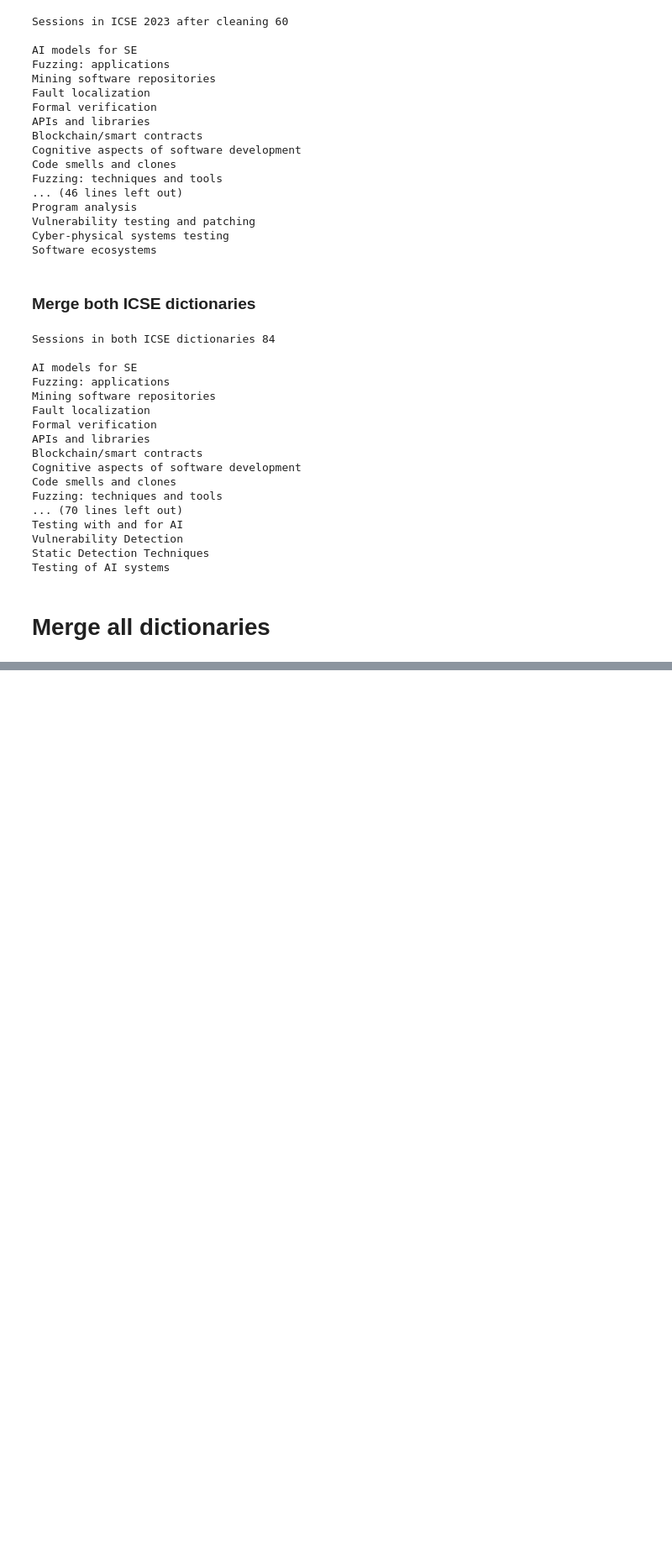
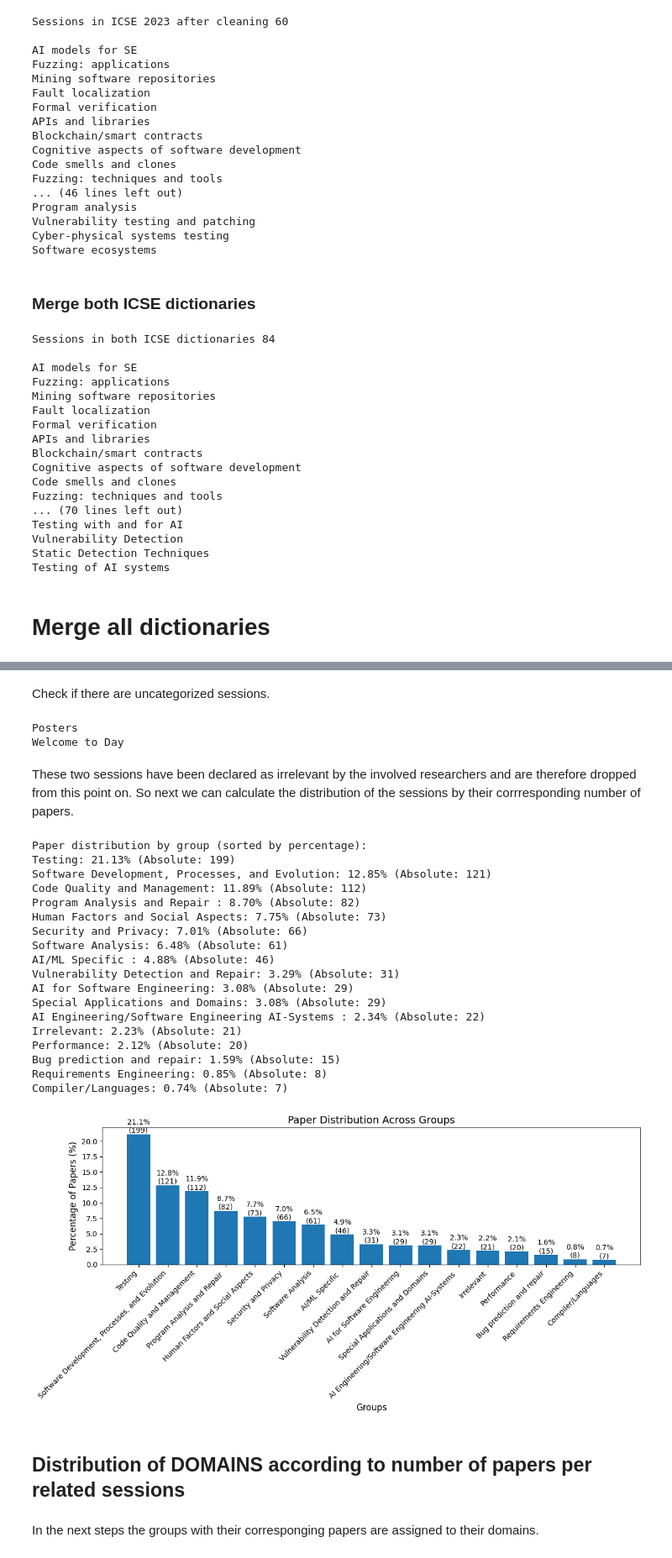
Before and after one commit to 3esi/industry_academia_study, a Jupyter notebook: scraper.ipynb, the cells around one changed output, grey strips where cells are left out. Shown at 84% size. Drawn from its saved outputs; the diff is of its cells as text; code cells hidden in the pictures; blank space fills up the shorter version.

Commit message:
Add calculation of the distribution of sessions and domains by number of papers

```diff
--- a/scraper.ipynb
+++ b/scraper.ipynb
@@ -19,7 +21,7 @@ Extraction of dynamic content:
 # %%
 def extract_sessions_papers(url):
     """
-    Extracts session and paper details from a given conference URL.
+    Extracts session and paper details from a given conference URL on researchr.
 
     Args:
         url (str): The URL of the conference page from which to extract data.
@@ -813,10 +620,0 @@ session_names = [
-# %%
-# Group sessions by semantics with 10 clusters
-grouped_sessions = group_sessions_by_semantics(session_names, n_clusters=10)
-
-# Print grouped sessions
-for group_id, sessions in grouped_sessions.items():
-    print(f"Group {group_id}:")
-    for session in sessions:
-        print(f" - {session}")
-    print("\n")
@@ -840,0 +833,23 @@ Group 2:
+# %%
+grouped_sessions = categorize_sessions_and_papers(merged_dict_all)
+
+# Create variables for each group
+group_ai_engineering = grouped_sessions.get('group_ai_engineering', {})
+group_ai_4_se = grouped_sessions.get('group_ai_4_se', {})
+group_ai_ml = grouped_sessions.get('group_ai_ml', {})
+group_ai_performance = grouped_sessions.get('group_ai_performance', {})
+group_quality_management = grouped_sessions.get('group_quality_management', {})
+group_security_privacy = grouped_sessions.get('group_security_privacy', {})
+group_vulnerability = grouped_sessions.get('group_vulnerability', {})
+group_software_dev = grouped_sessions.get('group_software_dev', {})
+group_human_social = grouped_sessions.get('group_human_social', {})
+group_requirements = grouped_sessions.get('group_requirements', {})
+group_compilers_languages = grouped_sessions.get('group_compilers_languages', {})
+group_special_apps = grouped_sessions.get('group_special_apps', {})
+group_testing = grouped_sessions.get('group_testing', {})
+group_program_analysis = grouped_sessions.get('group_program_analysis', {})
+group_software_analysis = grouped_sessions.get('group_software_analysis', {})
+group_bugs = grouped_sessions.get('group_bugs', {})
+uncategorized_data = grouped_sessions.get('Uncategorized', {})
+
+print_papers_by_group(grouped_sessions)
@@ -840,0 +874,35 @@ Group 2:
+# %% [markdown]
+Check if there are uncategorized sessions.
+# %%
+print_session_names(uncategorized_data)
+# %% [output]
+Posters
+Welcome to Day
+# %% [markdown]
+These two sessions have been declared as irrelevant by the involved researchers and are therefore dropped from this point on.
+So next we can calculate the distribution of the sessions by their corrresponding number of papers.
+# %%
+# Call the function with the categorized sessions data
+analyze_and_visualize_distribution(grouped_sessions, display_names)
+# %% [output]
+Paper distribution by group (sorted by percentage):
+Testing: 21.13% (Absolute: 199)
+Software Development, Processes, and Evolution: 12.85% (Absolute: 121)
+Code Quality and Management: 11.89% (Absolute: 112)
+Program Analysis and Repair : 8.70% (Absolute: 82)
+Human Factors and Social Aspects: 7.75% (Absolute: 73)
+Security and Privacy: 7.01% (Absolute: 66)
+Software Analysis: 6.48% (Absolute: 61)
+AI/ML Specific : 4.88% (Absolute: 46)
+Vulnerability Detection and Repair: 3.29% (Absolute: 31)
+AI for Software Engineering: 3.08% (Absolute: 29)
+Special Applications and Domains: 3.08% (Absolute: 29)
+AI Engineering/Software Engineering AI-Systems : 2.34% (Absolute: 22)
+Irrelevant: 2.23% (Absolute: 21)
+Performance: 2.12% (Absolute: 20)
+Bug prediction and repair: 1.59% (Absolute: 15)
+Requirements Engineering: 0.85% (Absolute: 8)
+Compiler/Languages: 0.74% (Absolute: 7)
+[figure, added]
+# %% [markdown]
+## Distribution of DOMAINS according to number of papers per related sessions
@@ -840,0 +1051,2 @@ Group 2:
+# %% [markdown]
+In the next steps the groups with their corresponging papers are assigned to their domains.
```
Also changed, not shown: parts of 28 cells of this notebook, 1 other file.
